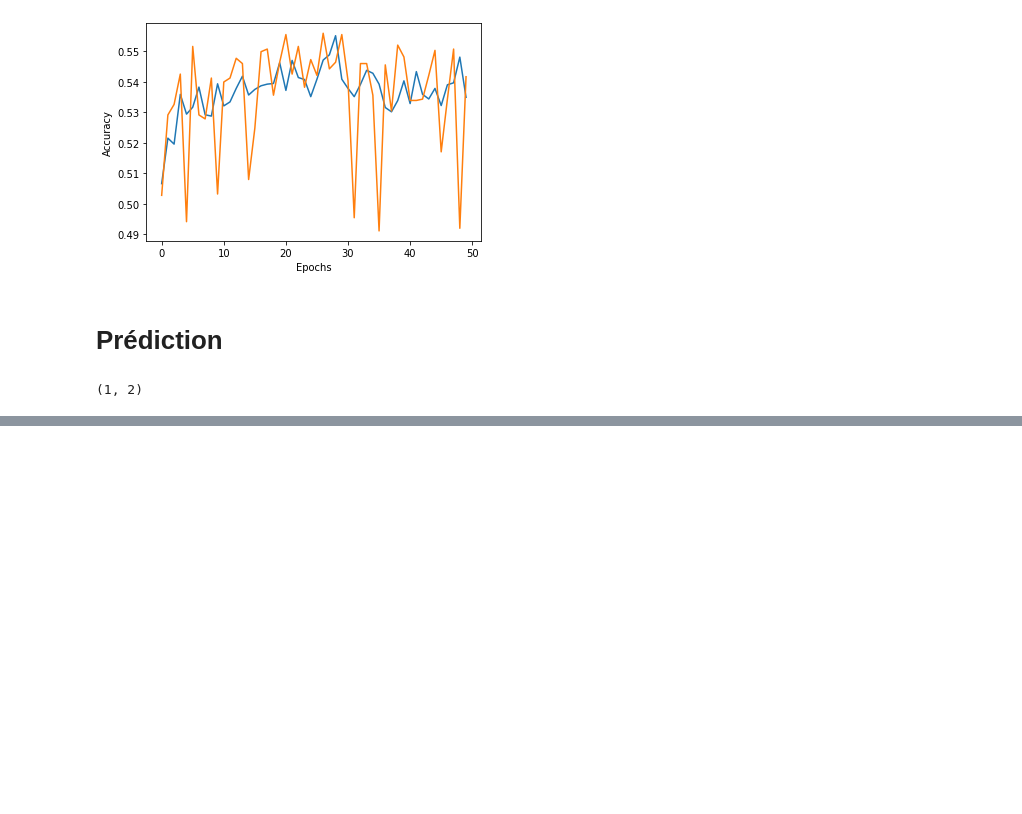
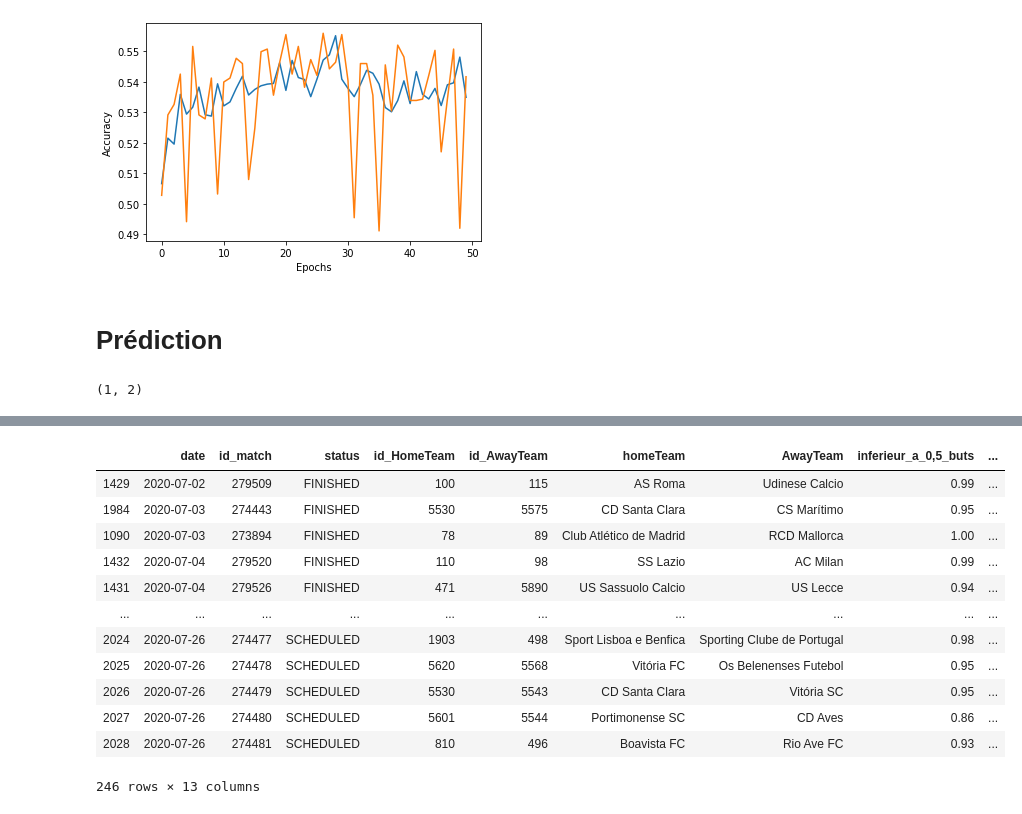
Before and after one commit to Amuthu98/projetannuel4IABD2, a Jupyter notebook: ETAPE_3/Buts_matchs.ipynb, the cells around one changed output, grey strips where cells are left out. Saved outputs shown, nothing was run; the diff lists cells and outputs as text; code cells hidden in the pictures; blank space fills up the shorter version.

Commit message:
buts_matchs

```diff
--- a/ETAPE_3/Buts_matchs.ipynb
+++ b/ETAPE_3/Buts_matchs.ipynb
@@ -637,6 +637,8 @@ for i in unique:
 # %%
 superieur2 = np.round(superieur2,2)
 inferieur2 = np.round(inferieur2,2)
+superieurun = np.round(superieurun,2)
+inferieurun = np.round(inferieurun,2)
 # %%
 df = {'date':x_prediction.date,'id_match':x_prediction.id_match,'status':x_prediction.status,'id_HomeTeam':x_prediction.idHomeTeam,'id_AwayTeam':x_prediction.idAwayTeam,
       'homeTeam':x_prediction.homeTeam,'AwayTeam':x_prediction.awayTeam,'probabilité_inf_2,5 buts':inferieur2,'probabilité_sup_2,5 buts':superieur2}
@@ -647,9 +663,23 @@ df.to_csv('C:\\Users\\Amrta\\Documents\\GitHub\\projetannuel4IABD2\\ETAPE_3\\pre
 df.to_json (r'C:\\Users\\Amrta\\Documents\\GitHub\\projetannuel4IABD2\\ETAPE_3\\predict_buts_matchs\\predictions_buts_matchs_modele_2,5.json')
 # %%
 df = {'date':x_prediction.date,'id_match':x_prediction.id_match,'status':x_prediction.status,'id_HomeTeam':x_prediction.idHomeTeam,'id_AwayTeam':x_prediction.idAwayTeam,
-      'homeTeam':x_prediction.homeTeam,'AwayTeam':x_prediction.awayTeam,'superieur_a_1,5_buts':superieurun,'superieur_a_2,5_buts':superieur2}
+      'homeTeam':x_prediction.homeTeam,'AwayTeam':x_prediction.awayTeam,'inferieur_a_0,5_buts':inferieurzero,'supérieur_a_0,5_buts':superieurzero,'inferieur_a_1,5_buts':inferieurun,'supérieur_a_1,5_buts':superieurun,'inferieur_a_2,5_buts':inferieur2,'superieur_a_2,5_buts':superieur2}
 df = pd.DataFrame(df)
 df
+# %% [output]
+|  | date | id_match | status | id_HomeTeam | id_AwayTeam | homeTeam | AwayTeam | inferieur_a_0,5_buts | ... |
+| 1429 | 2020-07-02 | 279509 | FINISHED | 100 | 115 | AS Roma | Udinese Calcio | 0.99 | ... |
+| 1984 | 2020-07-03 | 274443 | FINISHED | 5530 | 5575 | CD Santa Clara | CS Marítimo | 0.95 | ... |
+| 1090 | 2020-07-03 | 273894 | FINISHED | 78 | 89 | Club Atlético de Madrid | RCD Mallorca | 1.00 | ... |
+| 1432 | 2020-07-04 | 279520 | FINISHED | 110 | 98 | SS Lazio | AC Milan | 0.99 | ... |
+| 1431 | 2020-07-04 | 279526 | FINISHED | 471 | 5890 | US Sassuolo Calcio | US Lecce | 0.94 | ... |
+| ... | ... | ... | ... | ... | ... | ... | ... | ... | ... |
+| 2024 | 2020-07-26 | 274477 | SCHEDULED | 1903 | 498 | Sport Lisboa e Benfica | Sporting Clube de Portugal | 0.98 | ... |
+| 2025 | 2020-07-26 | 274478 | SCHEDULED | 5620 | 5568 | Vitória FC | Os Belenenses Futebol | 0.95 | ... |
+| 2026 | 2020-07-26 | 274479 | SCHEDULED | 5530 | 5543 | CD Santa Clara | Vitória SC | 0.95 | ... |
+| 2027 | 2020-07-26 | 274480 | SCHEDULED | 5601 | 5544 | Portimonense SC | CD Aves | 0.86 | ... |
+| 2028 | 2020-07-26 | 274481 | SCHEDULED | 810 | 496 | Boavista FC | Rio Ave FC | 0.93 | ... |
+246 rows × 13 columns
 # %%
 # df = {'date':x_prediction.date,'id_match':x_prediction.id_match,'status':x_prediction.status,'id_HomeTeam':x_prediction.idHomeTeam,'id_AwayTeam':x_prediction.idAwayTeam,
 #       'homeTeam':x_prediction.homeTeam,'AwayTeam':x_prediction.awayTeam,'< 0,5 buts':zero,'< 1,5 buts':un,'< 2,5 buts':deux}
```
Also changed, not shown: parts of 4 cells of this notebook, 7 other files.
